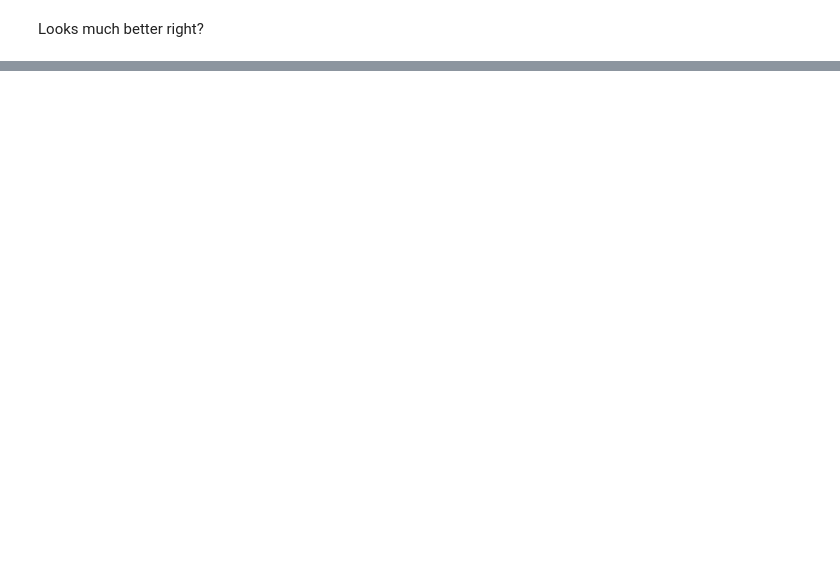
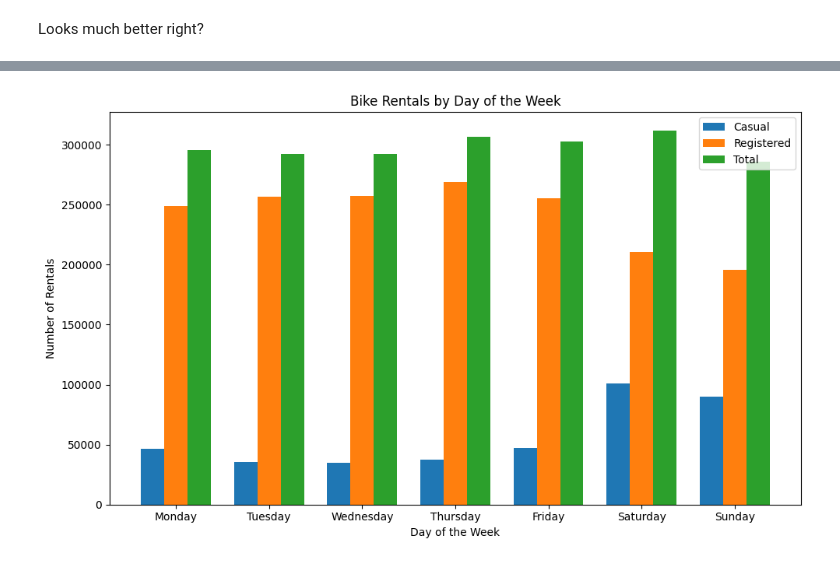
Before and after one commit to Mehul6112/Data-Science_curve, a Jupyter notebook: Bike Rental Dataset.ipynb, the cells around one changed output, grey strips where cells are left out. Drawn from its saved outputs; the diff is of its cells as text; code cells hidden in the pictures; blank space fills up the shorter version.

```diff
--- a/Bike Rental Dataset.ipynb
+++ b/Bike Rental Dataset.ipynb
@@ -190,0 +222,34 @@ df.describe()
+# %%
+# Plotting a graph to understand peak hour for bike rentals which are separated by casual & registered accounts.
+day_counts = daily_grouped_df[['count', 'casual', 'registered']].sum().reset_index()
+
+# Plotting a bar graph for bike rentals separated by casual and registered accounts for each day of the week
+plt.figure(figsize=(10, 6))
+
+# Bar width
+bar_width = 0.25
+
+# Bar positions
+bar_positions = np.arange(len(day_counts))
+
+# Plot bars for casual counts
+plt.bar(bar_positions - bar_width, day_counts['casual'], bar_width, label='Casual')
+
+# Plot bars for registered counts
+plt.bar(bar_positions, day_counts['registered'], bar_width, label='Registered')
+
+# Plot bars for total counts
+plt.bar(bar_positions + bar_width, day_counts['count'], bar_width, label='Total')
+
+# X-axis labels
+plt.xticks(bar_positions, ['Monday', 'Tuesday', 'Wednesday', 'Thursday', 'Friday', 'Saturday', 'Sunday'])
+
+# Plot labels and title
+plt.xlabel('Day of the Week')
+plt.ylabel('Number of Rentals')
+plt.title('Bike Rentals by Day of the Week')
+plt.legend()
+plt.tight_layout()
+plt.show()
+# %% [output]
+[figure, added]
```
Also changed, not shown: parts of 12 cells of this notebook.
